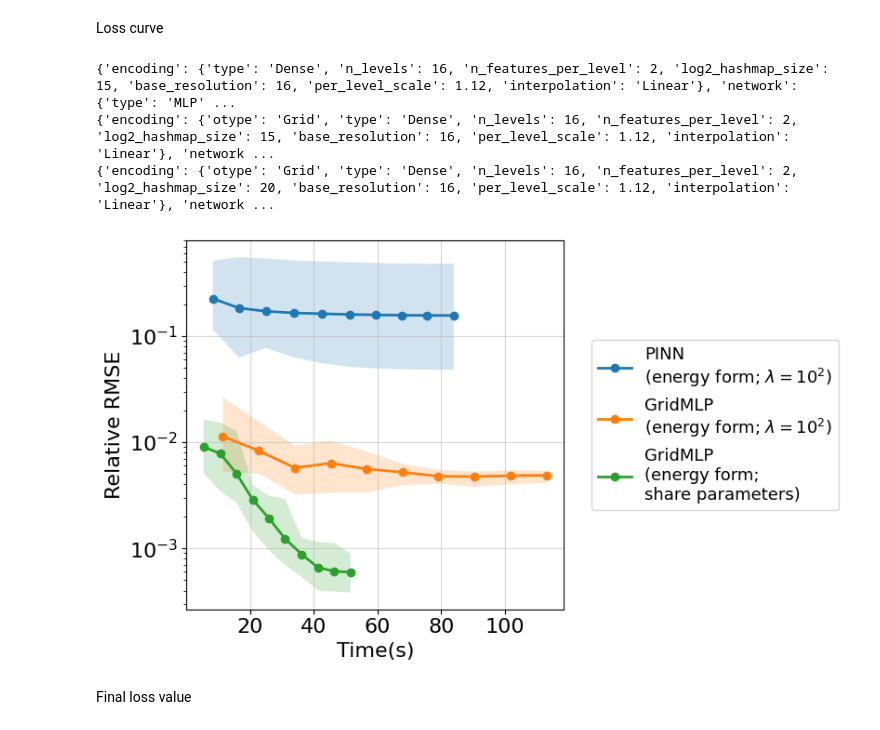
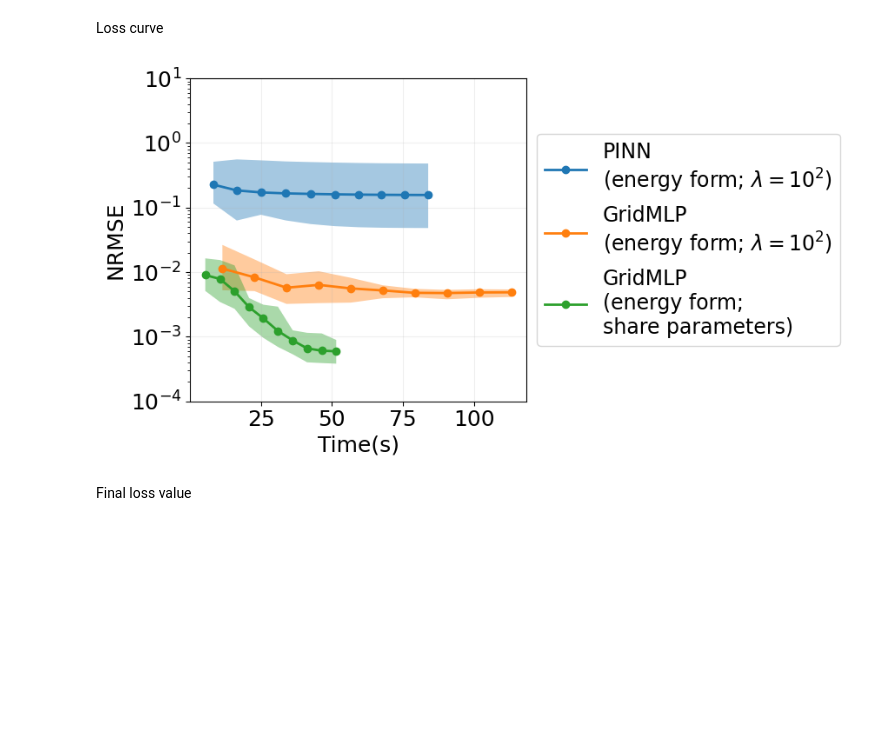
Before and after one commit to YuxiangGao0321/Cell-based-MLP, a Jupyter notebook: main/microscale_pbc/plot.ipynb, the cells around one changed output. Saved outputs shown, nothing was run; the diff lists cells and outputs as text; code cells hidden in the pictures; blank space fills up the shorter version.

```diff
--- a/main/microscale_pbc/plot.ipynb
+++ b/main/microscale_pbc/plot.ipynb
@@ -10,7 +10,7 @@ from tools import get_lambda_curve,get_loss_curve,get_result_table
 main_path = os.path.dirname(os.path.abspath("__file__"))
 print(main_path)
 figure_path = os.path.join(main_path, "figs")
-fontsize = 16
+fontsize = 18
 plt.rcParams['font.size'] = fontsize
 plt.rcParams['figure.dpi'] = 100
 plt.rcParams['lines.linewidth'] = 2
@@ -34,20 +34,21 @@ label_list = [
 ]
 
 for loss_name in loss_name_list:
-    loss_dict = get_lambda_curve(loss_name)
+    loss_dict = get_lambda_curve(loss_name, main_path)
     result_dict[loss_name] = loss_dict
 
-fig = plt.figure(figsize=(7,5))
+fig = plt.figure(figsize=(6,5))
 i = 0
 for loss_name in loss_name_list:
     plt.plot(result_dict[loss_name]["x"],result_dict[loss_name]["y"] ,marker="o",label=label_list[i])
-    plt.fill_between(result_dict[loss_name]["x"], result_dict[loss_name]["y1"], result_dict[loss_name]["y2"], alpha=0.2)
+    plt.fill_between(result_dict[loss_name]["x"], result_dict[loss_name]["y1"], result_dict[loss_name]["y2"], alpha=0.4)
     i += 1
 plt.xlabel(r"$\lambda$")
-plt.ylabel("Relative RMSE")
+plt.ylabel("NRMSE")
 plt.yscale("log")
+plt.yticks([1e-4,1e-3,1e-2,1e-1,1e0,1e1])
 plt.xscale("log")
-plt.grid(alpha = 0.5)
+plt.grid(alpha = 0.2)
 plt.legend()
 fig.tight_layout()
 plt.savefig(os.path.join(figure_path,"lambda_error.png"), dpi=300)
@@ -63,45 +64,42 @@ loss_name_list = [
 "GridMLP_standard/config_3",
 "GridMLP_share/config_0",
 ]
 
 label_list = [
 
-# r"PINN(strong form; $\lambda = 10^{2}$)",
 # "PINN(energy form; $\lambda = 10^{2}$)",
 # "GridMLP(energy form; $\lambda = 10^{2}$)",
-# "GridMLP(energy form; share)",
+# "GridMLP(energy form;share parameters)",
 "PINN\n(energy form; $\lambda = 10^{2}$)",
 "GridMLP\n(energy form; $\lambda = 10^{2}$)",
 "GridMLP\n(energy form;\nshare parameters)",
 ]
 
 for loss_name in loss_name_list:
     task_name,dir_name = loss_name.split("/")
-    loss_dict = get_loss_curve(task_name,dir_name)
+    loss_dict = get_loss_curve(task_name,dir_name, main_path)
     result_dict[loss_name] = loss_dict
 
-fig = plt.figure(figsize=(8.5,5))
+fig = plt.figure(figsize=(9,5))
 i = 0
 for loss_name in loss_name_list:
     plt.plot(result_dict[loss_name]["x"],result_dict[loss_name]["y"] ,marker="o",label=label_list[i])
-    plt.fill_between(result_dict[loss_name]["x"], result_dict[loss_name]["y1"], result_dict[loss_name]["y2"], alpha=0.2)
+    plt.fill_between(result_dict[loss_name]["x"], result_dict[loss_name]["y1"], result_dict[loss_name]["y2"], alpha=0.4)
     i += 1
 plt.xlabel("Time(s)")
-plt.ylabel("Relative RMSE")
+plt.ylabel("NRMSE")
 plt.yscale("log")
+plt.yticks([1e-4,1e-3,1e-2,1e-1,1e0,1e1])
 # plt.xscale("log")
-plt.grid(alpha = 0.5)
+plt.grid(alpha = 0.2)
 # plt.legend(fontsize=14)
 # plt.legend(loc='upper center',bbox_to_anchor=(0.5, -0.15), ncol=1)
-plt.legend(loc='center left',fontsize=13, bbox_to_anchor=(1.05, 0.5))
+plt.legend(loc='center left',fontsize=17, bbox_to_anchor=(1., 0.5))
 fig.tight_layout()
 plt.savefig(os.path.join(figure_path,"training_loss.png"), dpi=300)
 plt.show()
 # %% [output]
-{'encoding': {'type': 'Dense', 'n_levels': 16, 'n_features_per_level': 2, 'log2_hashmap_size': 15, 'base_resolution': 16, 'per_level_scale': 1.12, 'interpolation': 'Linear'}, 'network': {'type': 'MLP' ...
-{'encoding': {'otype': 'Grid', 'type': 'Dense', 'n_levels': 16, 'n_features_per_level': 2, 'log2_hashmap_size': 15, 'base_resolution': 16, 'per_level_scale': 1.12, 'interpolation': 'Linear'}, 'network ...
-{'encoding': {'otype': 'Grid', 'type': 'Dense', 'n_levels': 16, 'n_features_per_level': 2, 'log2_hashmap_size': 20, 'base_resolution': 16, 'per_level_scale': 1.12, 'interpolation': 'Linear'}, 'network ...
-[figure, old version]
+[figure, new version]
 # %% [markdown]
 Final loss value
 # %%
```
Also changed, not shown: parts of 1 cell of this notebook, 10 other files.
